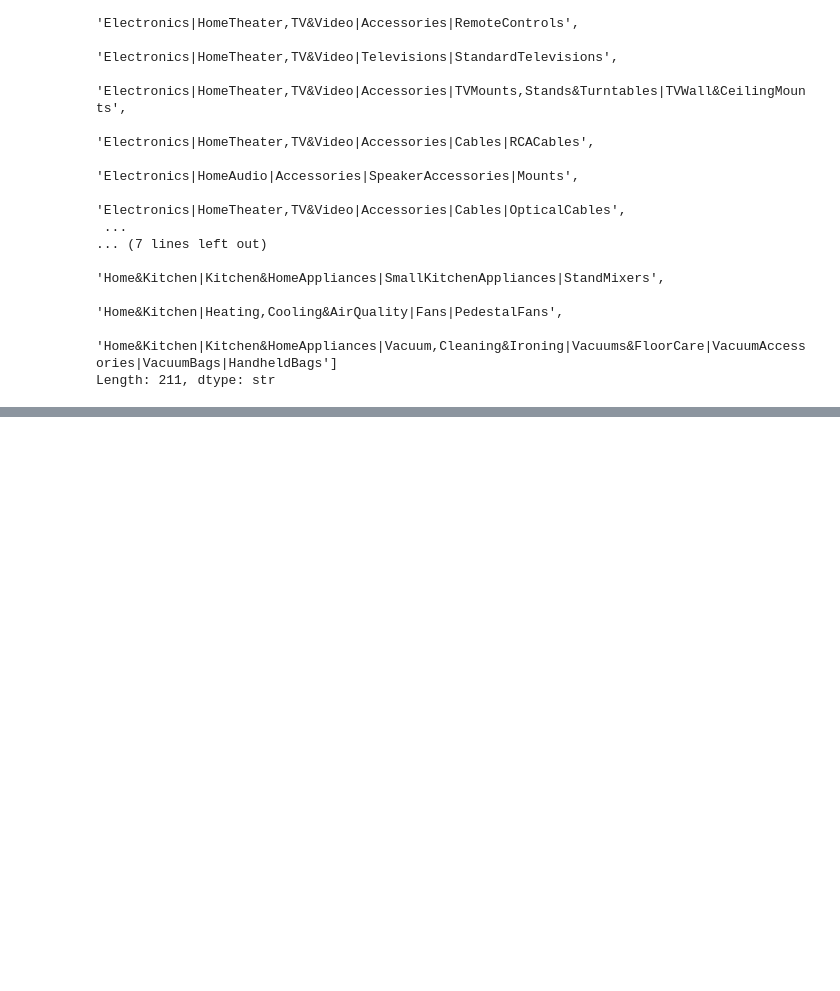
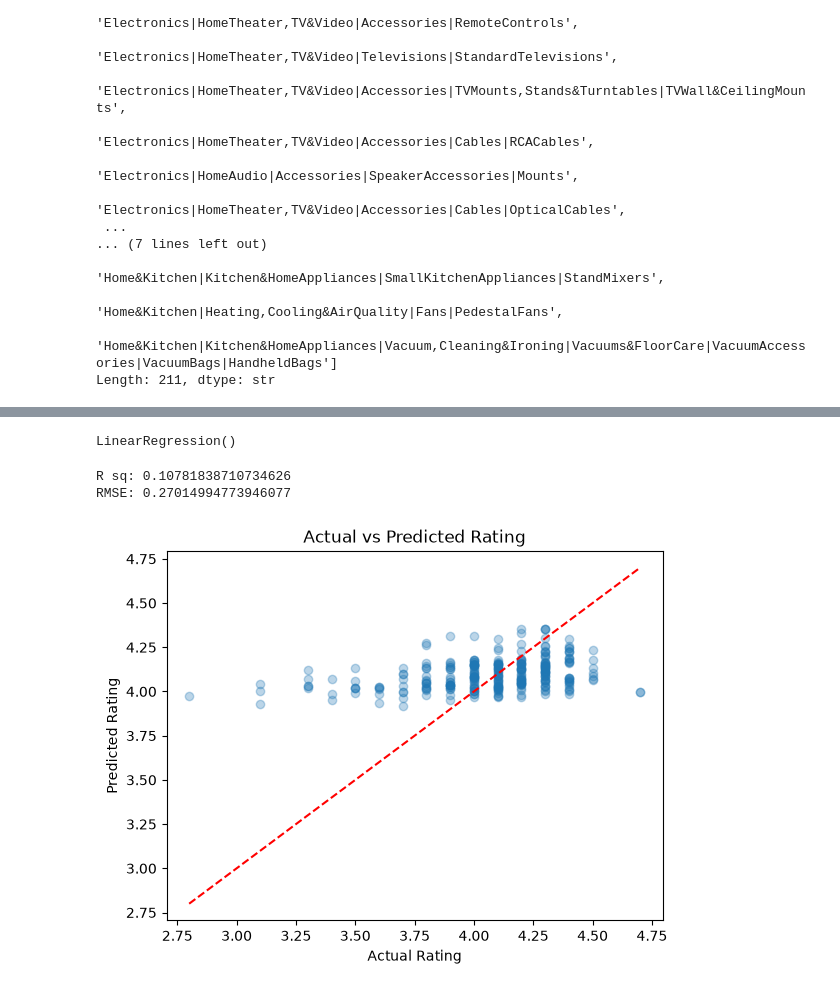
Before and after one commit to imgabrielas/Amazon-sales, a Jupyter notebook: amazon_sales.ipynb, the cells around one changed output, grey strips where cells are left out. Drawn from its saved outputs; the diff is of its cells as text; code cells hidden in the pictures; blank space fills up the shorter version.

```diff
--- a/amazon_sales.ipynb
+++ b/amazon_sales.ipynb
@@ -177,0 +325,37 @@ df.head()
+# %%
+feature_cols = ['discounted_price', 'actual_price', 'discount_percentage'] + \
+               [c for c in df_model.columns if c.startswith('category_main_')]
+
+X = df_model[feature_cols]
+y = df_model['rating']
+# %%
+X_train, X_test, y_train, y_test = train_test_split(X, y, test_size=0.2, random_state=42)
+# %%
+reg = LinearRegression()
+reg.fit(X_train, y_train)
+# %% [output]
+LinearRegression()
+# %%
+y_pred = reg.predict(X_test)
+# %%
+mse = mean_squared_error(y_test, y_pred)
+rmse = np.sqrt(mse)
+print("R sq:", r2_score(y_test, y_pred))
+print("RMSE:", rmse)
+# %% [output]
+R sq: 0.10781838710734626
+RMSE: 0.27014994773946077
+# %%
+plt.figure()
+plt.scatter(y_test, y_pred, alpha=0.3)
+plt.xlabel("Actual Rating")
+plt.ylabel("Predicted Rating")
+plt.title("Actual vs Predicted Rating")
+
+# reference line: perfect prediction would fall on this diagonal
+lims = [y_test.min(), y_test.max()]
+plt.plot(lims, lims, color='red', linestyle='--')
+
+plt.show()
+# %% [output]
+[figure, added]
```
Also changed, not shown: parts of 27 cells of this notebook, 2 other files.
